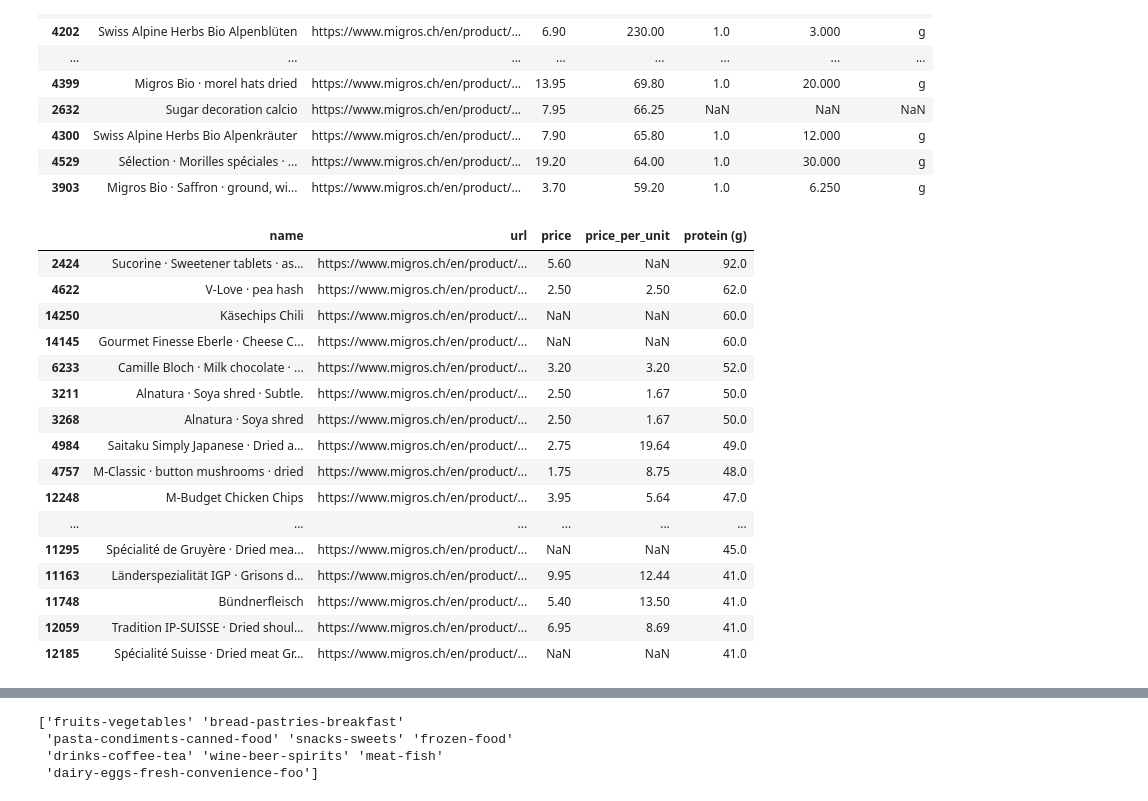
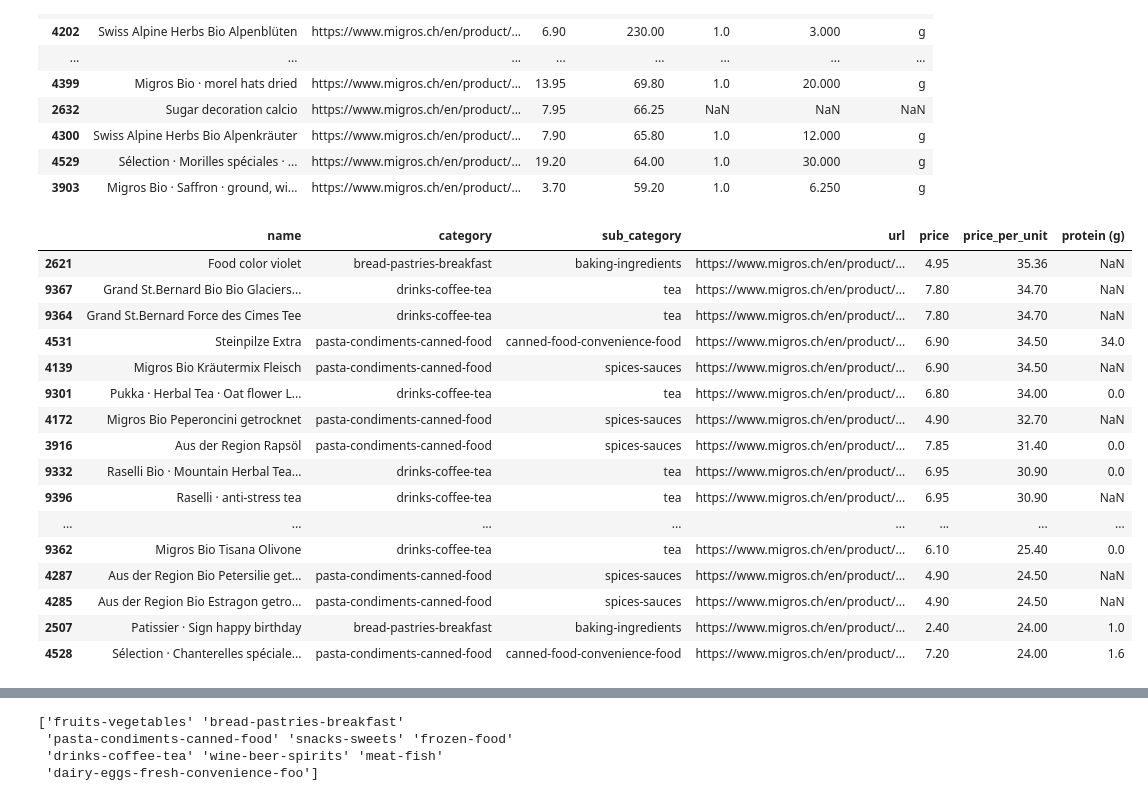
Before and after one commit to AlainJoss/scraping_migros.ch, a Jupyter notebook: scripts/EDA.ipynb, the cells around one changed output, grey strips where cells are left out. Cells and saved outputs as stored; diff of their text form; code cells hidden in the pictures.

```diff
--- a/scripts/EDA.ipynb
+++ b/scripts/EDA.ipynb
@@ -77,30 +95,30 @@ df.sort_values(by=attribute, ascending=False)[subset].head(20)
 # %%
 # sort by price_per_unit and display top 10
 
 attribute = 'price_per_unit'
-attribute = 'protein (g)'
+# attribute = 'protein (g)'
 
-subset = ['name', 'url', 'price', 'price_per_unit', 'protein (g)']
+subset = ['name', 'category', 'sub_category', 'url', 'price', 'price_per_unit', 'protein (g)']
 
-df.sort_values(by=attribute, ascending=False)[subset].head(20)
+df.sort_values(by=attribute, ascending=False)[subset][30:60]
 # %% [output]
-|  | name | url | price | price_per_unit | protein (g) |
-| 2424 | Sucorine · Sweetener tablets · as... | https://www.migros.ch/en/product/... | 5.60 | NaN | 92.0 |
-| 4622 | V-Love · pea hash | https://www.migros.ch/en/product/... | 2.50 | 2.50 | 62.0 |
-| 14250 | Käsechips Chili | https://www.migros.ch/en/product/... | NaN | NaN | 60.0 |
-| 14145 | Gourmet Finesse Eberle · Cheese C... | https://www.migros.ch/en/product/... | NaN | NaN | 60.0 |
-| 6233 | Camille Bloch · Milk chocolate · ... | https://www.migros.ch/en/product/... | 3.20 | 3.20 | 52.0 |
-| 3211 | Alnatura · Soya shred · Subtle. | https://www.migros.ch/en/product/... | 2.50 | 1.67 | 50.0 |
-| 3268 | Alnatura · Soya shred | https://www.migros.ch/en/product/... | 2.50 | 1.67 | 50.0 |
-| 4984 | Saitaku Simply Japanese · Dried a... | https://www.migros.ch/en/product/... | 2.75 | 19.64 | 49.0 |
-| 4757 | M-Classic · button mushrooms · dried | https://www.migros.ch/en/product/... | 1.75 | 8.75 | 48.0 |
-| 12248 | M-Budget Chicken Chips | https://www.migros.ch/en/product/... | 3.95 | 5.64 | 47.0 |
-| ... | ... | ... | ... | ... | ... |
-| 11295 | Spécialité de Gruyère · Dried mea... | https://www.migros.ch/en/product/... | NaN | NaN | 45.0 |
-| 11163 | Länderspezialität IGP · Grisons d... | https://www.migros.ch/en/product/... | 9.95 | 12.44 | 41.0 |
-| 11748 | Bündnerfleisch | https://www.migros.ch/en/product/... | 5.40 | 13.50 | 41.0 |
-| 12059 | Tradition IP-SUISSE · Dried shoul... | https://www.migros.ch/en/product/... | 6.95 | 8.69 | 41.0 |
-| 12185 | Spécialité Suisse · Dried meat Gr... | https://www.migros.ch/en/product/... | NaN | NaN | 41.0 |
+|  | name | category | sub_category | url | price | price_per_unit | protein (g) |
+| 2621 | Food color violet | bread-pastries-breakfast | baking-ingredients | https://www.migros.ch/en/product/... | 4.95 | 35.36 | NaN |
+| 9367 | Grand St.Bernard Bio Bio Glaciers... | drinks-coffee-tea | tea | https://www.migros.ch/en/product/... | 7.80 | 34.70 | NaN |
+| 9364 | Grand St.Bernard Force des Cimes Tee | drinks-coffee-tea | tea | https://www.migros.ch/en/product/... | 7.80 | 34.70 | NaN |
+| 4531 | Steinpilze Extra | pasta-condiments-canned-food | canned-food-convenience-food | https://www.migros.ch/en/product/... | 6.90 | 34.50 | 34.0 |
+| 4139 | Migros Bio Kräutermix Fleisch | pasta-condiments-canned-food | spices-sauces | https://www.migros.ch/en/product/... | 6.90 | 34.50 | NaN |
+| 9301 | Pukka · Herbal Tea · Oat flower L... | drinks-coffee-tea | tea | https://www.migros.ch/en/product/... | 6.80 | 34.00 | 0.0 |
+| 4172 | Migros Bio Peperoncini getrocknet | pasta-condiments-canned-food | spices-sauces | https://www.migros.ch/en/product/... | 4.90 | 32.70 | NaN |
+| 3916 | Aus der Region Rapsöl | pasta-condiments-canned-food | spices-sauces | https://www.migros.ch/en/product/... | 7.85 | 31.40 | 0.0 |
+| 9332 | Raselli Bio · Mountain Herbal Tea... | drinks-coffee-tea | tea | https://www.migros.ch/en/product/... | 6.95 | 30.90 | 0.0 |
+| 9396 | Raselli · anti-stress tea | drinks-coffee-tea | tea | https://www.migros.ch/en/product/... | 6.95 | 30.90 | NaN |
+| ... | ... | ... | ... | ... | ... | ... | ... |
+| 9362 | Migros Bio Tisana Olivone | drinks-coffee-tea | tea | https://www.migros.ch/en/product/... | 6.10 | 25.40 | 0.0 |
+| 4287 | Aus der Region Bio Petersilie get... | pasta-condiments-canned-food | spices-sauces | https://www.migros.ch/en/product/... | 4.90 | 24.50 | NaN |
+| 4285 | Aus der Region Bio Estragon getro... | pasta-condiments-canned-food | spices-sauces | https://www.migros.ch/en/product/... | 4.90 | 24.50 | NaN |
+| 2507 | Patissier · Sign happy birthday | bread-pastries-breakfast | baking-ingredients | https://www.migros.ch/en/product/... | 2.40 | 24.00 | 1.0 |
+| 4528 | Sélection · Chanterelles spéciale... | pasta-condiments-canned-food | canned-food-convenience-food | https://www.migros.ch/en/product/... | 7.20 | 24.00 | 1.6 |
 # %%
 import matplotlib.pyplot as plt
 
```
Also changed, not shown: parts of 4 cells of this notebook, 2 other files.
